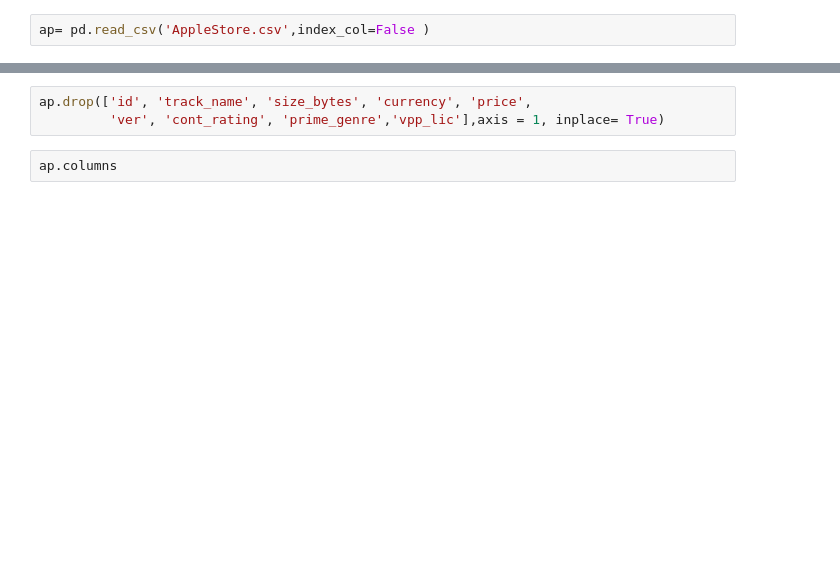
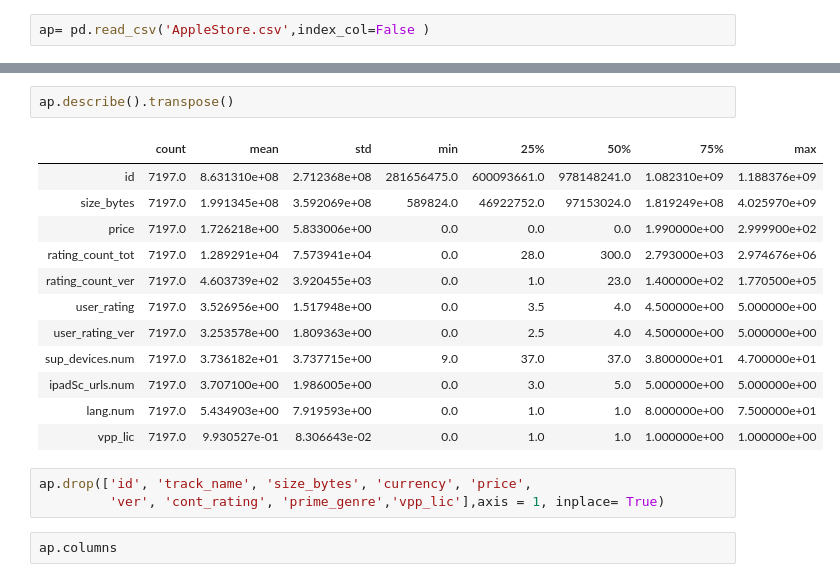
Before and after one commit to mirza019/AppleStore, a Jupyter notebook: Apple.ipynb, the cells around one changed output, grey strips where cells are left out. Cells and saved outputs as stored; diff of their text form; blank space fills up the shorter version.

```diff
--- a/Apple.ipynb
+++ b/Apple.ipynb
@@ -44,3 +53,18 @@ ap.tail(10)
+# %%
+ap.describe().transpose()
+# %% [output]
+|  | count | mean | std | min | 25% | 50% | 75% | max |
+| id | 7197.0 | 8.631310e+08 | 2.712368e+08 | 281656475.0 | 600093661.0 | 978148241.0 | 1.082310e+09 | 1.188376e+09 |
+| size_bytes | 7197.0 | 1.991345e+08 | 3.592069e+08 | 589824.0 | 46922752.0 | 97153024.0 | 1.819249e+08 | 4.025970e+09 |
+| price | 7197.0 | 1.726218e+00 | 5.833006e+00 | 0.0 | 0.0 | 0.0 | 1.990000e+00 | 2.999900e+02 |
+| rating_count_tot | 7197.0 | 1.289291e+04 | 7.573941e+04 | 0.0 | 28.0 | 300.0 | 2.793000e+03 | 2.974676e+06 |
+| rating_count_ver | 7197.0 | 4.603739e+02 | 3.920455e+03 | 0.0 | 1.0 | 23.0 | 1.400000e+02 | 1.770500e+05 |
+| user_rating | 7197.0 | 3.526956e+00 | 1.517948e+00 | 0.0 | 3.5 | 4.0 | 4.500000e+00 | 5.000000e+00 |
+| user_rating_ver | 7197.0 | 3.253578e+00 | 1.809363e+00 | 0.0 | 2.5 | 4.0 | 4.500000e+00 | 5.000000e+00 |
+| sup_devices.num | 7197.0 | 3.736182e+01 | 3.737715e+00 | 9.0 | 37.0 | 37.0 | 3.800000e+01 | 4.700000e+01 |
+| ipadSc_urls.num | 7197.0 | 3.707100e+00 | 1.986005e+00 | 0.0 | 3.0 | 5.0 | 5.000000e+00 | 5.000000e+00 |
+| lang.num | 7197.0 | 5.434903e+00 | 7.919593e+00 | 0.0 | 1.0 | 1.0 | 8.000000e+00 | 7.500000e+01 |
+| vpp_lic | 7197.0 | 9.930527e-01 | 8.306643e-02 | 0.0 | 1.0 | 1.0 | 1.000000e+00 | 1.000000e+00 |
 # %%
 ap.drop(['id', 'track_name', 'size_bytes', 'currency', 'price',
          'ver', 'cont_rating', 'prime_genre','vpp_lic'],axis = 1, inplace= True)
```
Also changed, not shown: parts of 5 cells of this notebook.
